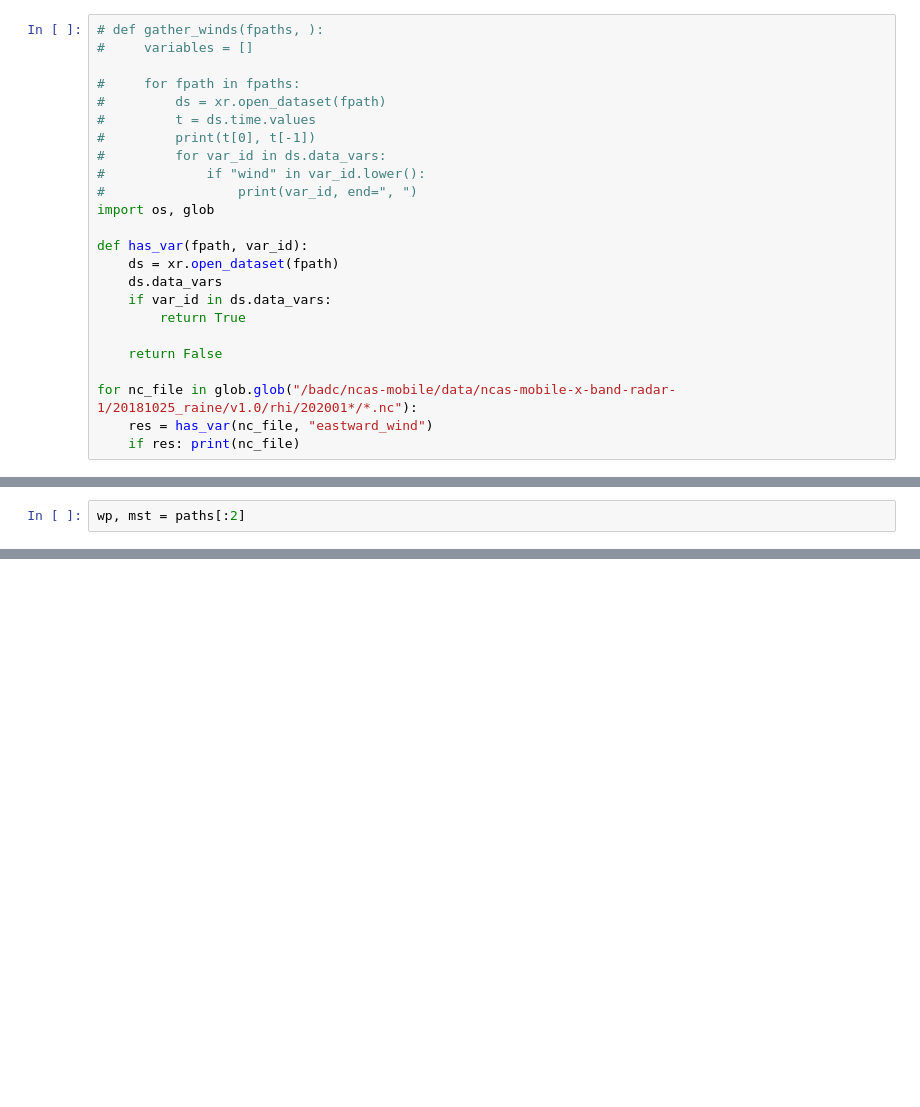
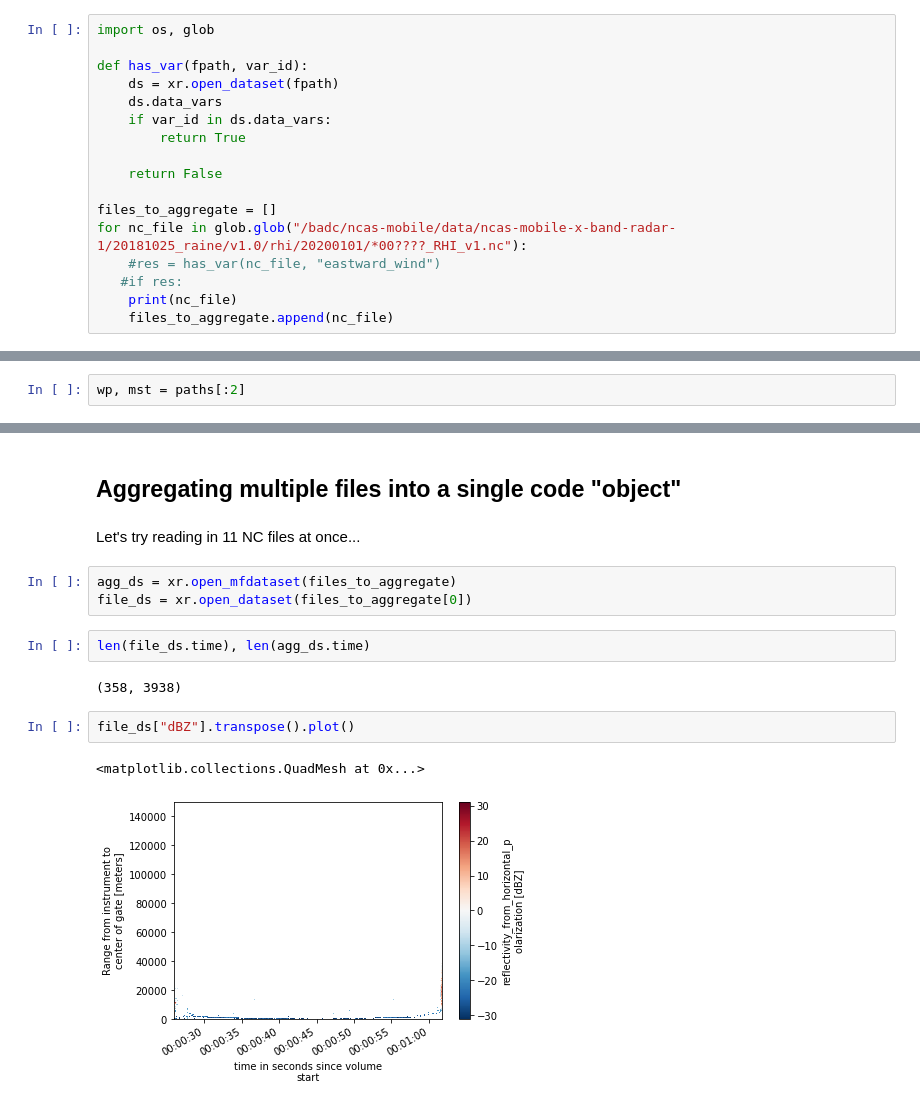
Before and after one commit to agstephens/ncas-obs-sprint-feb-22, a Jupyter notebook: notebooks/ncas-obs-sprinter.ipynb, the cells around one changed output, grey strips where cells are left out. Cells and saved outputs as stored; diff of their text form; blank space fills up the shorter version.

Commit message:
Added aggregation over multiple files

```diff
--- a/notebooks/ncas-obs-sprinter.ipynb
+++ b/notebooks/ncas-obs-sprinter.ipynb
@@ -146,16 +146,6 @@ eastward_wind, northward_wind, upward_wind, qc_flag_horizontal_wind, horizontal_
 [INFO] /badc/ncas-mobile/data/ncas-lidar-dop-1/20180801_moccha/v1.0/ncas-lidar-dop-1_oden_20180801_aerosol-backscatter-radial-winds_fixed_co_standard_v1.0.nc
 2018-08-01T00:01:03.359998720 2018-08-03T00:00:26.279022336
 # %%
-# def gather_winds(fpaths, ):
-#     variables = []
-
-#     for fpath in fpaths:
-#         ds = xr.open_dataset(fpath)
-#         t = ds.time.values
-#         print(t[0], t[-1])
-#         for var_id in ds.data_vars:
-#             if "wind" in var_id.lower():
-#                 print(var_id, end=", ")
 import os, glob
 
 def has_var(fpath, var_id):
@@ -166,6 +156,9 @@ def has_var(fpath, var_id):
 
     return False
 
-for nc_file in glob.glob("/badc/ncas-mobile/data/ncas-mobile-x-band-radar-1/20181025_raine/v1.0/rhi/202001*/*.nc"):
-    res = has_var(nc_file, "eastward_wind")
-    if res: print(nc_file)
+files_to_aggregate = []
+for nc_file in glob.glob("/badc/ncas-mobile/data/ncas-mobile-x-band-radar-1/20181025_raine/v1.0/rhi/20200101/*00????_RHI_v1.nc"):
+    #res = has_var(nc_file, "eastward_wind")
+   #if res:
+    print(nc_file)
+    files_to_aggregate.append(nc_file)
@@ -211,0 +210,16 @@ plot_var(mst, varid, freq, method)
+# %% [markdown]
+## Aggregating multiple files into a single code "object"
+# %% [markdown]
+Let's try reading in 11 NC files at once...
+# %%
+agg_ds = xr.open_mfdataset(files_to_aggregate)
+file_ds = xr.open_dataset(files_to_aggregate[0])
+# %%
+len(file_ds.time), len(agg_ds.time)
+# %% [output]
+(358, 3938)
+# %%
+file_ds["dBZ"].transpose().plot()
+# %% [output]
+<matplotlib.collections.QuadMesh at 0x...>
+[figure, added]
```
Also changed, not shown: parts of 6 cells of this notebook.
